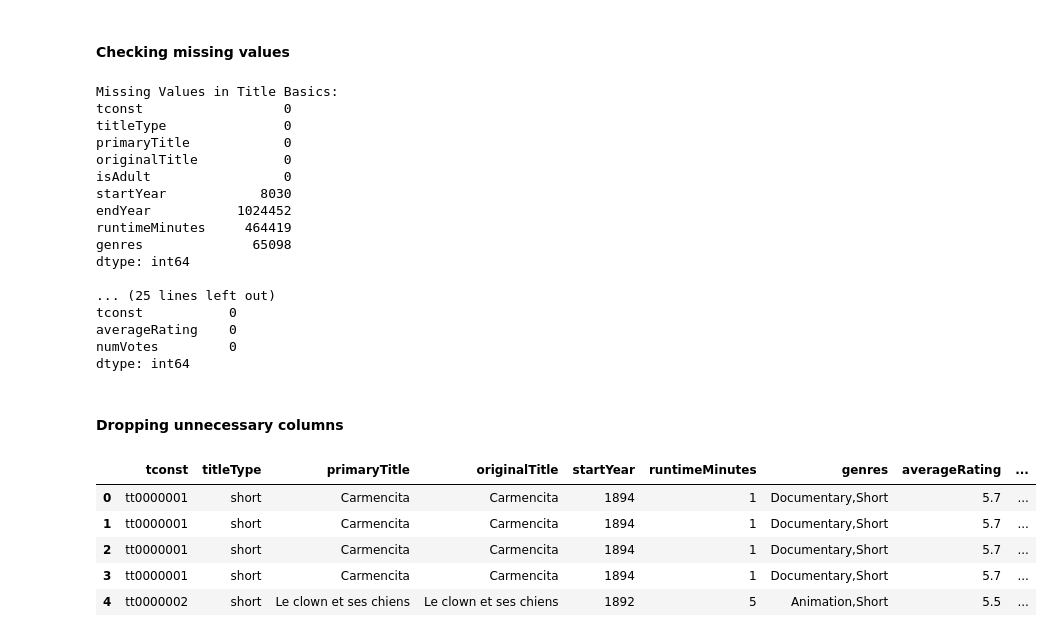
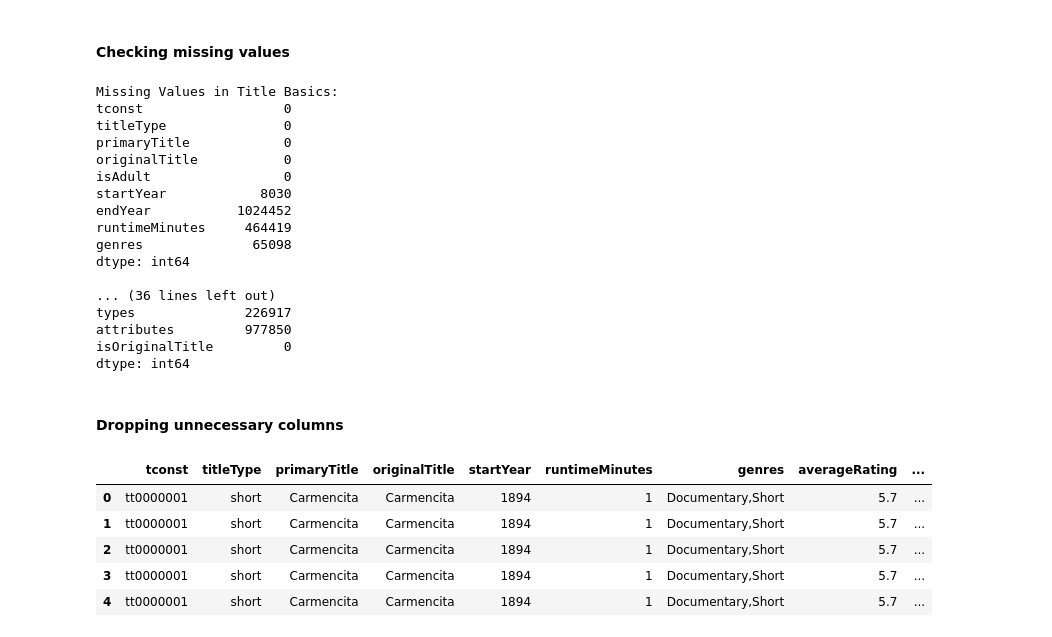
Before and after one commit to HVData-hub/Data-Analysis, a Jupyter notebook: ImdbDataAnalysis.ipynb, the cells around one changed output. Cells and saved outputs as stored; diff of their text form; code cells hidden in the pictures.

```diff
--- a/ImdbDataAnalysis.ipynb
+++ b/ImdbDataAnalysis.ipynb
@@ -185,6 +213,7 @@ name_basics = replace_missing_values(name_basics)
 title_principals = replace_missing_values(title_principals)
 title_crew = replace_missing_values(title_crew)
 title_ratings = replace_missing_values(title_ratings)
+title_akas = replace_missing_values(title_akas)
 # %% [markdown]
 #### Checking missing values
 # %%
@@ -197,6 +226,7 @@ check_missing_values(name_basics, "Name Basics")
 check_missing_values(title_principals, "Title Principals")
 check_missing_values(title_crew, "Title Crew")
 check_missing_values(title_ratings, "Title Ratings")
+check_missing_values(title_akas, "Title Akas")
 # %% [output]
 Missing Values in Title Basics:
 tconst                  0
@@ -210,18 +240,20 @@ runtimeMinutes     464419
 genres              65098
 dtype: int64
 
-... (25 lines left out)
-tconst           0
-averageRating    0
-numVotes         0
+... (36 lines left out)
+types              226917
+attributes         977850
+isOriginalTitle         0
 dtype: int64
 # %% [markdown]
 #### Dropping unnecessary columns
 # %%
 
 title_basics = title_basics.drop(columns=['isAdult', 'endYear'])
-name_basics = name_basics.drop(columns=['deathYear'])
+name_basics = name_basics.drop(columns=['deathYear','birthYear','primaryProfession','knownForTitles'])
 title_principals = title_principals.drop(columns=['ordering', 'job', 'characters'])
+title_akas = title_akas.drop(columns=['language', 'region', 'types', 'attributes'])
+title_crew = title_crew.drop(columns=['writers'])
 # %%
 # Merge title_ratings with title_basics
 merged_df = pd.merge(title_basics, title_ratings, on='tconst', how='left')
@@ -233,14 +265,20 @@ merged_df = pd.merge(merged_df, title_principals, on='tconst', how='left')
 merged_df = pd.merge(merged_df, title_crew, on='tconst', how='left')
 
 # Merge with name_basics using nconst
-final_df = pd.merge(merged_df, name_basics, left_on='nconst', right_on='nconst', how='left')
+merged_df = pd.merge(merged_df, name_basics, left_on='nconst', right_on='nconst', how='left')
+# %%
+# Merge title_akas using tconst and titleId as they represent the same identifier
+merged_df = pd.merge(merged_df, title_akas, left_on='tconst', right_on='titleId', how='left')
+
+# Drop redundant titleId column from title_akas
+merged_df.drop(columns=['titleId'], inplace=True)
 # %%
-final_df.head()
+merged_df.head()
 # %% [output]
 |  | tconst | titleType | primaryTitle | originalTitle | startYear | runtimeMinutes | genres | averageRating | ... |
 | 0 | tt0000001 | short | Carmencita | Carmencita | 1894 | 1 | Documentary,Short | 5.7 | ... |
 | 1 | tt0000001 | short | Carmencita | Carmencita | 1894 | 1 | Documentary,Short | 5.7 | ... |
 | 2 | tt0000001 | short | Carmencita | Carmencita | 1894 | 1 | Documentary,Short | 5.7 | ... |
 | 3 | tt0000001 | short | Carmencita | Carmencita | 1894 | 1 | Documentary,Short | 5.7 | ... |
-| 4 | tt0000002 | short | Le clown et ses chiens | Le clown et ses chiens | 1892 | 5 | Animation,Short | 5.5 | ... |
+| 4 | tt0000001 | short | Carmencita | Carmencita | 1894 | 1 | Documentary,Short | 5.7 | ... |
 # %%
```
Also changed, not shown: parts of 25 cells of this notebook.
